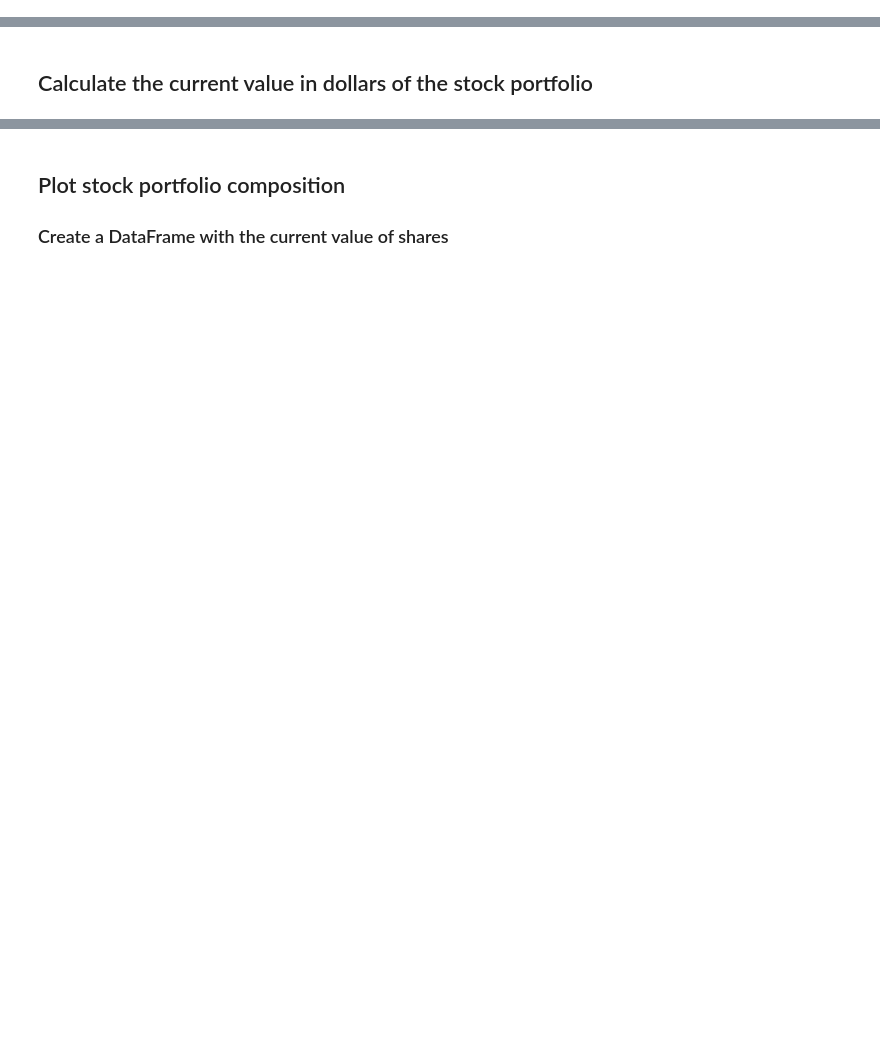
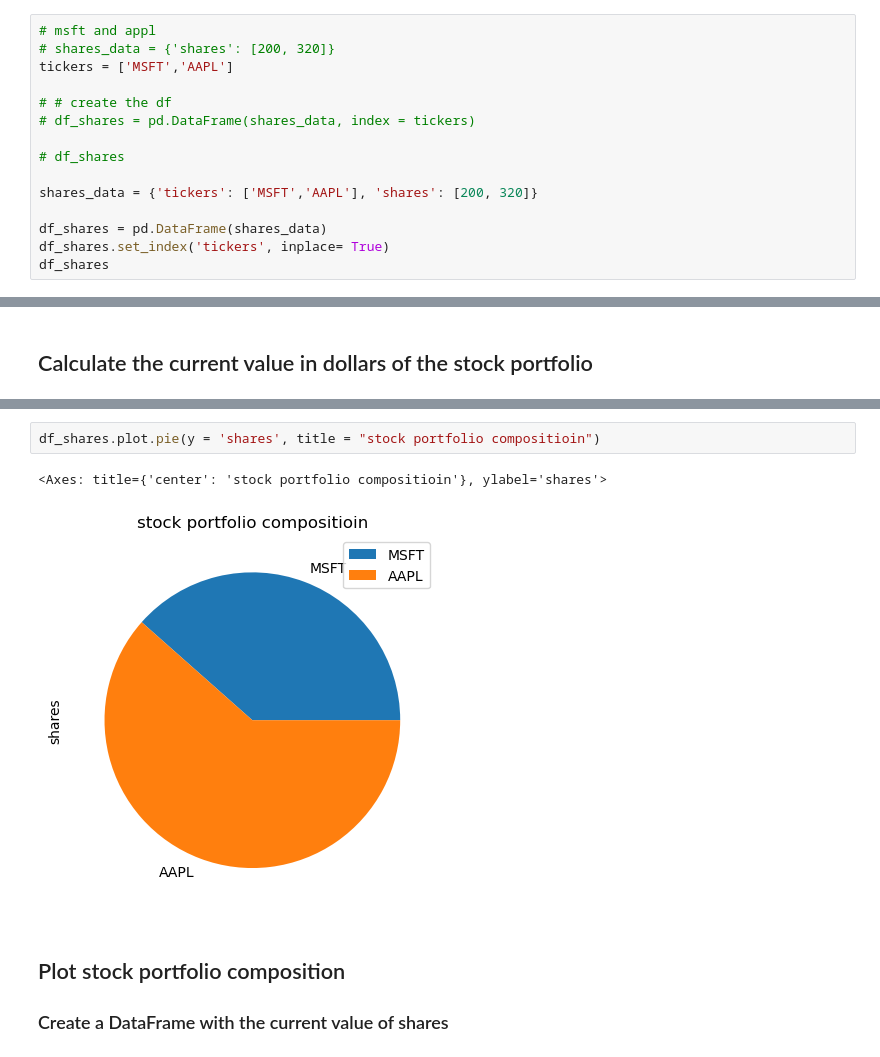
Before and after one commit to softmaxhuanchen/pandas, a Jupyter notebook: api-part2-live/api-part2-live.ipynb, the cells around one changed output, grey strips where cells are left out. Saved outputs shown, nothing was run; the diff lists cells and outputs as text; blank space fills up the shorter version.

```diff
--- a/api-part2-live/api-part2-live.ipynb
+++ b/api-part2-live/api-part2-live.ipynb
@@ -26,3 +42,18 @@ import alpaca_trade_api as tradeapi
 %matplotlib inline
 # %% [markdown]
 ## Create a DataFrame with the current amount of shares
+# %%
+# msft and appl
+# shares_data = {'shares': [200, 320]}
+tickers = ['MSFT','AAPL']
+
+# # create the df
+# df_shares = pd.DataFrame(shares_data, index = tickers)
+
+# df_shares
+
+shares_data = {'tickers': ['MSFT','AAPL'], 'shares': [200, 320]}
+
+df_shares = pd.DataFrame(shares_data)
+df_shares.set_index('tickers', inplace= True)
+df_shares
@@ -41,3 +145,8 @@ import alpaca_trade_api as tradeapi
+# %%
+df_shares.plot.pie(y = 'shares', title = "stock portfolio compositioin")
+# %% [output]
+<Axes: title={'center': 'stock portfolio compositioin'}, ylabel='shares'>
+[figure, added]
 # %% [markdown]
 ## Plot stock portfolio composition
 
```
Also changed, not shown: parts of 19 cells of this notebook, 3 other files.
